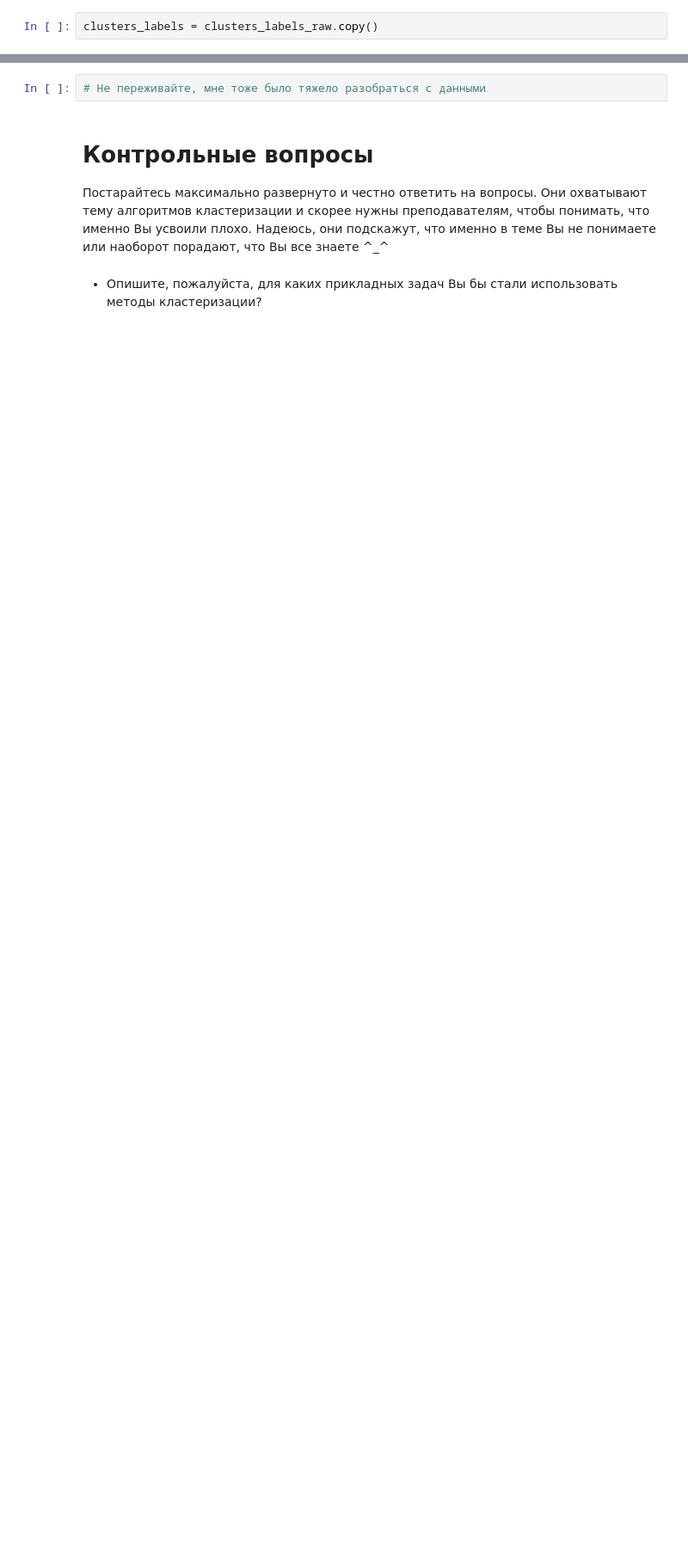
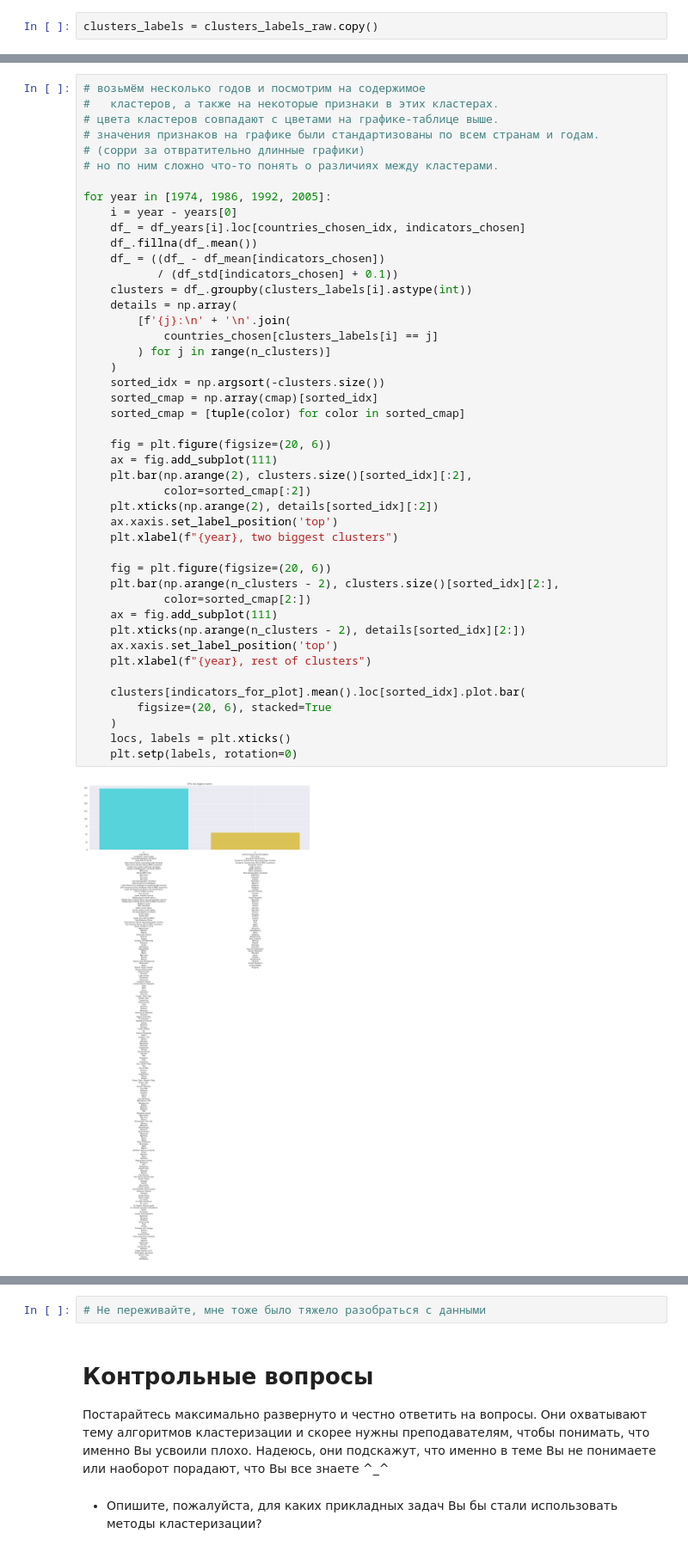
Before and after one commit to garx0/sphere-intell-hw, a Jupyter notebook: hw5/garkavy_hw5.ipynb, the cells around one changed output, grey strips where cells are left out. Shown at 86% size. Drawn from its saved outputs; the diff is of its cells as text; blank space fills up the shorter version.

```diff
--- a/hw5/garkavy_hw5.ipynb
+++ b/hw5/garkavy_hw5.ipynb
@@ -659,0 +699,47 @@ plt.show()
+# %%
+# возьмём несколько годов и посмотрим на содержимое
+#   кластеров, а также на некоторые признаки в этих кластерах.
+# цвета кластеров совпадают с цветами на графике-таблице выше.
+# значения признаков на графике были стандартизованы по всем странам и годам.
+# (сорри за отвратительно длинные графики)
+# но по ним сложно что-то понять о различиях между кластерами.
+
+for year in [1974, 1986, 1992, 2005]:
+    i = year - years[0]
+    df_ = df_years[i].loc[countries_chosen_idx, indicators_chosen]
+    df_.fillna(df_.mean())
+    df_ = ((df_ - df_mean[indicators_chosen])
+           / (df_std[indicators_chosen] + 0.1))
+    clusters = df_.groupby(clusters_labels[i].astype(int))
+    details = np.array(
+        [f'{j}:\n' + '\n'.join(
+            countries_chosen[clusters_labels[i] == j]
+        ) for j in range(n_clusters)]
+    )
+    sorted_idx = np.argsort(-clusters.size())
+    sorted_cmap = np.array(cmap)[sorted_idx]
+    sorted_cmap = [tuple(color) for color in sorted_cmap]
+
+    fig = plt.figure(figsize=(20, 6))
+    ax = fig.add_subplot(111)
+    plt.bar(np.arange(2), clusters.size()[sorted_idx][:2],
+            color=sorted_cmap[:2])
+    plt.xticks(np.arange(2), details[sorted_idx][:2])
+    ax.xaxis.set_label_position('top')
+    plt.xlabel(f"{year}, two biggest clusters")
+
+    fig = plt.figure(figsize=(20, 6))
+    plt.bar(np.arange(n_clusters - 2), clusters.size()[sorted_idx][2:],
+            color=sorted_cmap[2:])
+    ax = fig.add_subplot(111)
+    plt.xticks(np.arange(n_clusters - 2), details[sorted_idx][2:])
+    ax.xaxis.set_label_position('top')
+    plt.xlabel(f"{year}, rest of clusters")
+
+    clusters[indicators_for_plot].mean().loc[sorted_idx].plot.bar(
+        figsize=(20, 6), stacked=True
+    )
+    locs, labels = plt.xticks()
+    plt.setp(labels, rotation=0)
+# %% [output]
+[figure, added]
```
Also changed, not shown: parts of 42 cells of this notebook.
